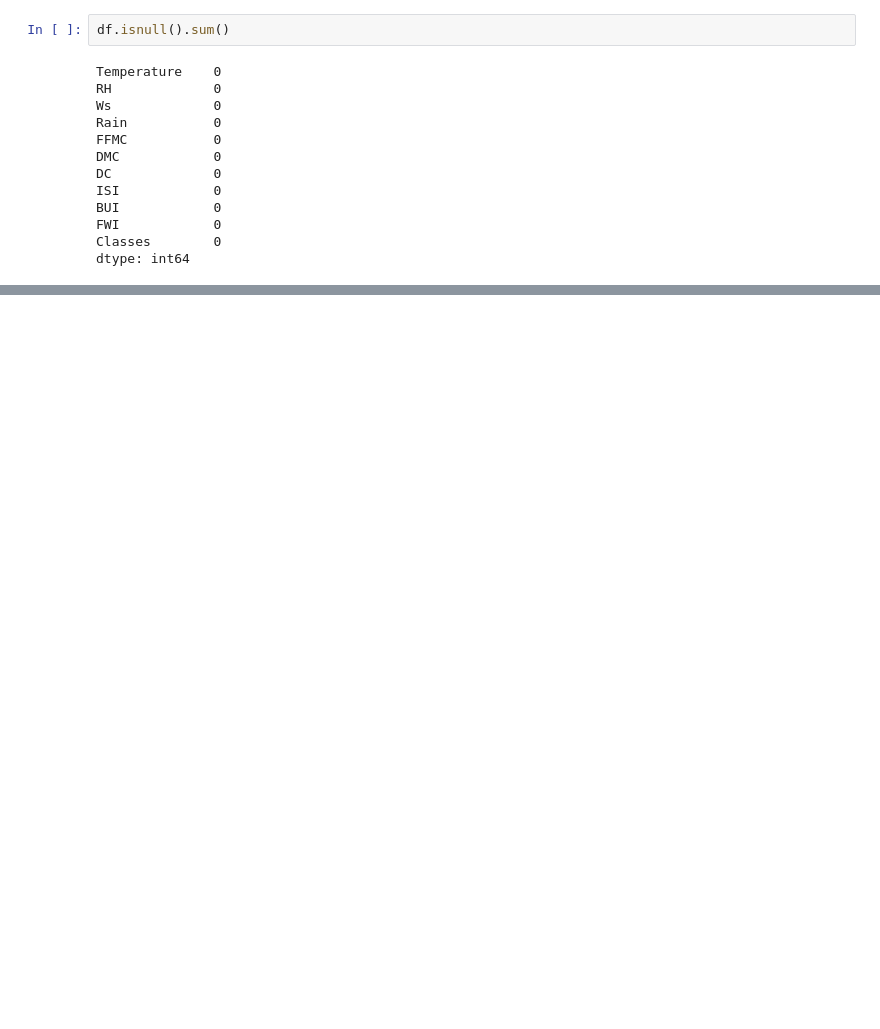
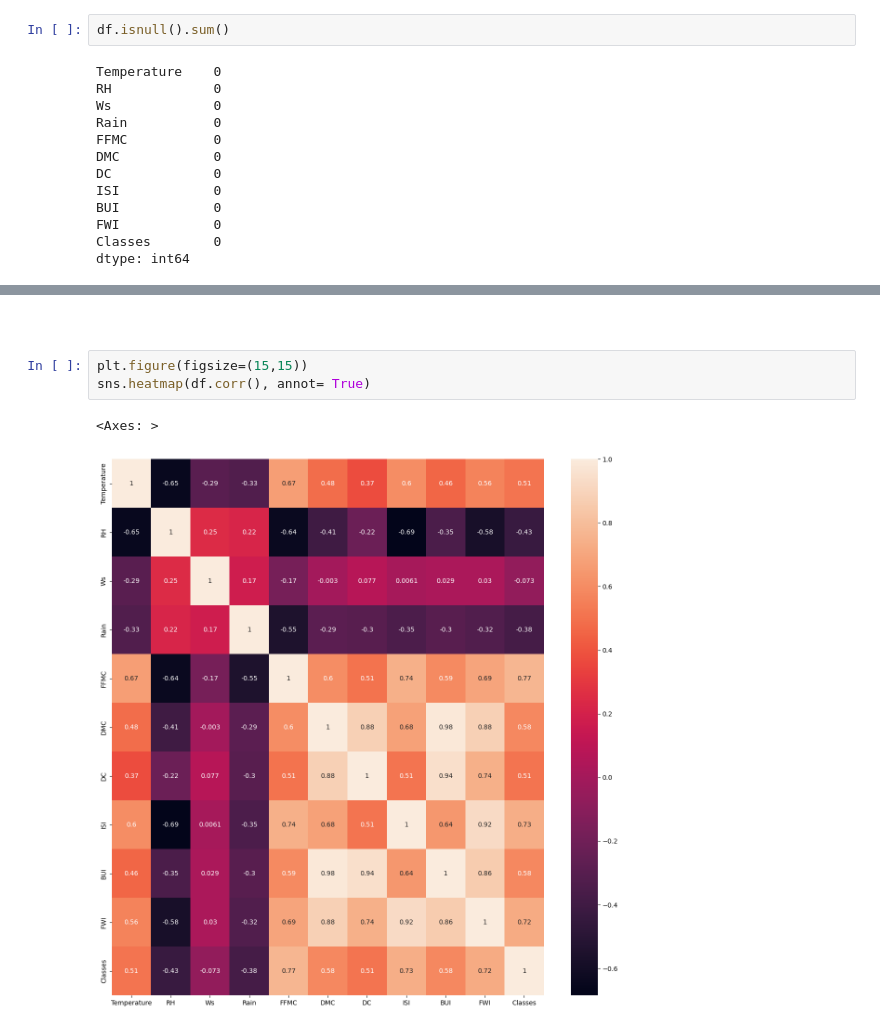
Before and after one commit to Praveenravva61/Ridge-Lassso-Elastic-Regression-Practicals, a Jupyter notebook: Ridge_Lasso.ipynb, the cells around one changed output, grey strips where cells are left out. Cells and saved outputs as stored; diff of their text form; blank space fills up the shorter version.

```diff
--- a/Ridge_Lasso.ipynb
+++ b/Ridge_Lasso.ipynb
@@ -130,0 +254,8 @@ Index(['Temperature', 'RH', 'Ws', 'Rain', 'FFMC', 'DMC', 'DC', 'ISI', 'BUI',
+# %% [markdown]
+#
+# %%
+plt.figure(figsize=(15,15))
+sns.heatmap(df.corr(), annot= True)
+# %% [output]
+<Axes: >
+[figure, added]
```
Also changed, not shown: parts of 49 cells of this notebook, 4 other files.
